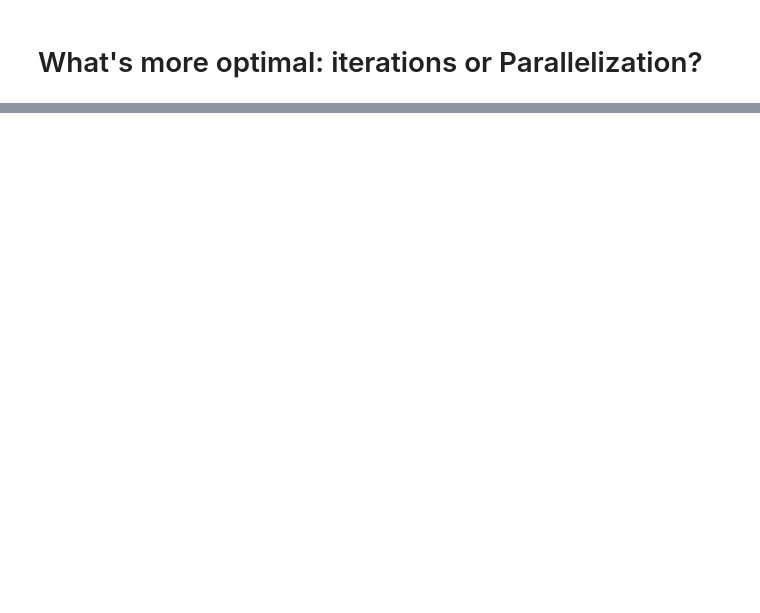
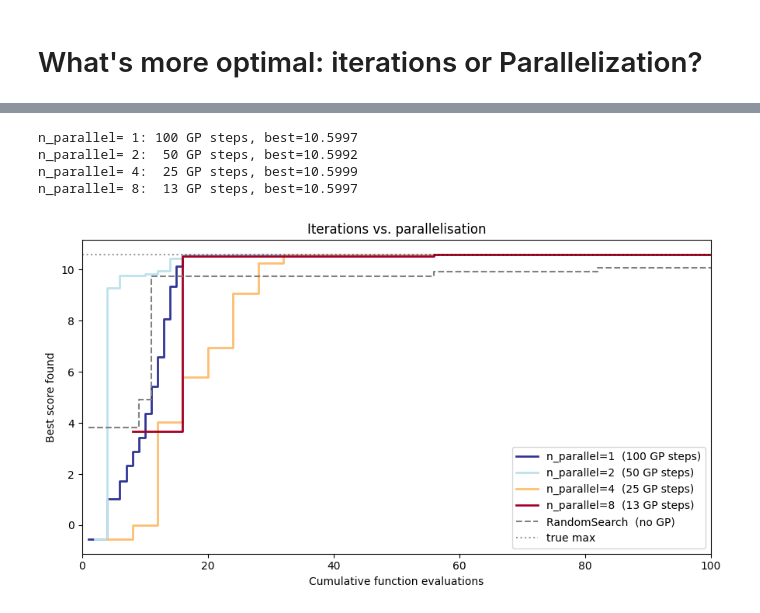
Before and after one commit to TheodoreWolf/hyperoptax, a Jupyter notebook: notebooks/performance.ipynb, the cells around one changed output, grey strips where cells are left out. Drawn from its saved outputs; the diff is of its cells as text; code cells hidden in the pictures; blank space fills up the shorter version.

```diff
--- a/notebooks/performance.ipynb
+++ b/notebooks/performance.ipynb
@@ -180,0 +242,77 @@ plt.show()
+# %%
+from hyperoptax.random import RandomSearch
+
+N_BUDGET   = 100
+n_par_list = [1, 2, 4, 8]
+
+# BayesianSearch — collect per-batch scores for each parallelism level
+par_histories = {}
+for n_par in n_par_list:
+    state, opt = BayesianSearch.init(
+        hoptax_bounds, n_max=N_BUDGET, n_parallel=n_par
+    )
+    _, (_, results_hist) = opt.optimize(state, jax.random.key(0), wrapper)
+    par_histories[n_par] = [np.array(r) for r in results_hist]
+    best = max(np.max(b) for b in par_histories[n_par])
+    print(f"n_parallel={n_par:2d}: {len(results_hist):3d} GP steps, best={best:.4f}")
+
+# RandomSearch baseline
+rs_state, rs_opt = RandomSearch.init(hoptax_bounds)
+_, (_, rs_results) = rs_opt.optimize(rs_state, jax.random.key(0), wrapper, N_BUDGET)
+rs_history = [np.atleast_1d(np.array(r)) for r in rs_results]
+# %% [output]
+n_parallel= 1: 100 GP steps, best=10.5997
+n_parallel= 2:  50 GP steps, best=10.5992
+n_parallel= 4:  25 GP steps, best=10.5999
+n_parallel= 8:  13 GP steps, best=10.5997
+# %%
+fig, ax = plt.subplots(figsize=(9, 5))
+
+# Warm (red) = sequential, cool (blue) = batch
+cmap   = plt.cm.RdYlBu_r
+n_cols = len(n_par_list)
+
+for i, n_par in enumerate(n_par_list):
+    color   = cmap(i / (n_cols - 1))
+    batches = par_histories[n_par]
+
+    # running best at each batch boundary
+    best_so_far = -np.inf
+    xs, ys = [], []
+    for b_i, batch in enumerate(batches):
+        best_so_far = max(best_so_far, float(np.max(batch)))
+        xs.append((b_i + 1) * n_par)  # cumulative evals after this batch
+        ys.append(best_so_far)
+
+    ax.plot(
+        xs, ys,
+        drawstyle="steps-post",
+        color=color,
+        linewidth=2,
+        label=f"n_parallel={n_par}  ({len(batches)} GP steps)",
+    )
+
+# RandomSearch: every eval is its own "batch" of 1
+best_rs = -np.inf
+rs_xs, rs_ys = [], []
+for i, r in enumerate(rs_history):
+    best_rs = max(best_rs, float(np.max(r)))
+    rs_xs.append(i + 1)
+    rs_ys.append(best_rs)
+ax.plot(
+    rs_xs, rs_ys,
+    drawstyle="steps-post",
+    color="gray", linestyle="--", linewidth=1.5,
+    label="RandomSearch  (no GP)",
+)
+
+ax.axhline(true_max, color="k", linestyle=":", alpha=0.4, label="true max")
+ax.set_xlim(0, N_BUDGET)
+ax.set_xlabel("Cumulative function evaluations")
+ax.set_ylabel("Best score found")
+ax.set_title("Iterations vs. parallelisation")
+ax.legend(loc="lower right")
+plt.tight_layout()
+plt.show()
+# %% [output]
+[figure, added]
```
Also changed, not shown: parts of 17 cells of this notebook, 19 other files.
